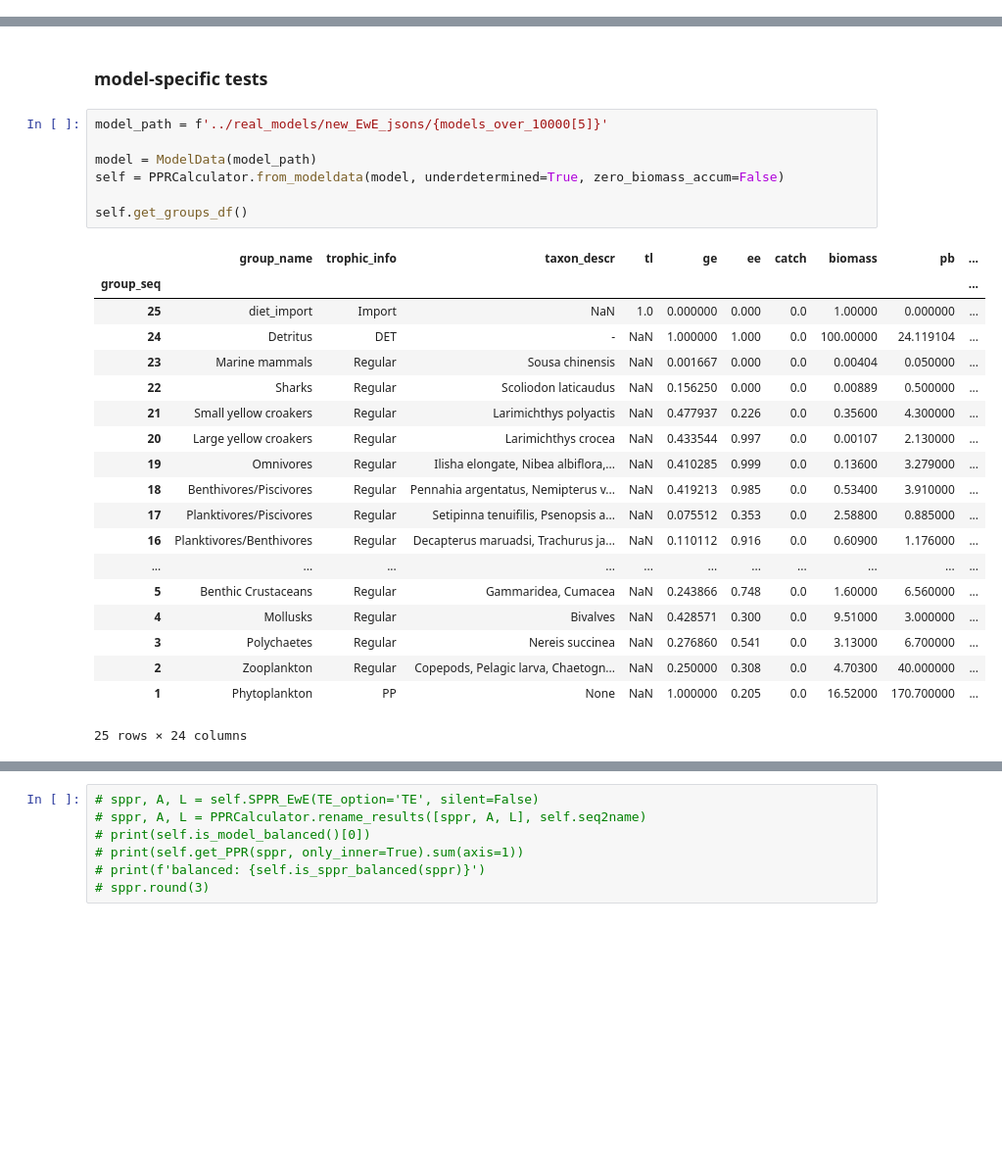
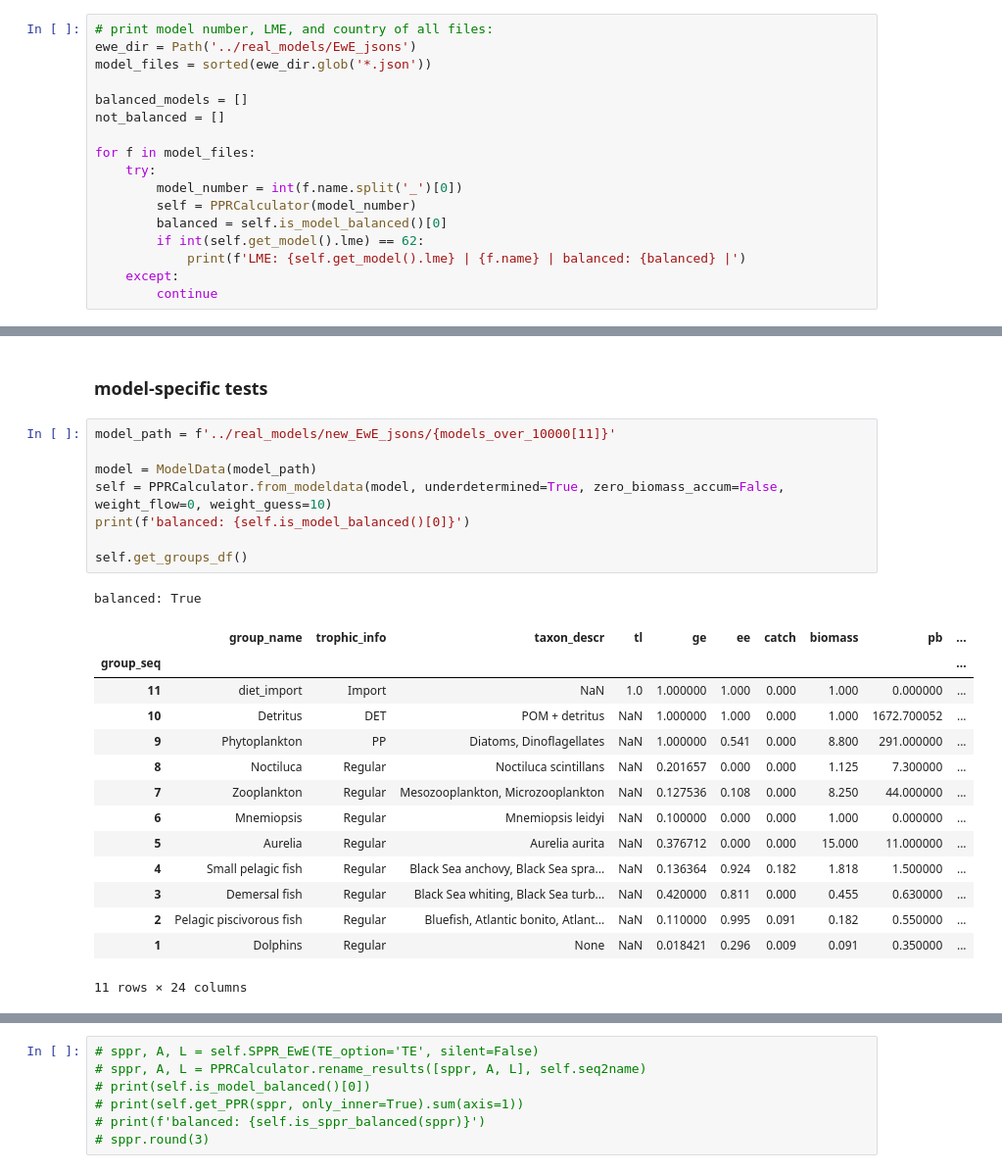
Before and after one commit to idocarmel1/PPREstimation, a Jupyter notebook: notebooks/tests.ipynb, the cells around one changed output, grey strips where cells are left out. Shown at 98% size. Drawn from its saved outputs; the diff is of its cells as text; blank space fills up the shorter version.

```diff
--- a/notebooks/tests.ipynb
+++ b/notebooks/tests.ipynb
@@ -13,3 +13,20 @@ from pathlib import Path
 
 from PPRCalculator import PPRCalculator
 from ModelData import ModelData
+# %%
+# print model number, LME, and country of all files:
+ewe_dir = Path('../real_models/EwE_jsons')
+model_files = sorted(ewe_dir.glob('*.json'))
+
+balanced_models = []
+not_balanced = []
+
+for f in model_files:
+    try:
+        model_number = int(f.name.split('_')[0])
+        self = PPRCalculator(model_number)
+        balanced = self.is_model_balanced()[0]
+        if int(self.get_model().lme) == 62:
+            print(f'LME: {self.get_model().lme} | {f.name} | balanced: {balanced} |')
+    except:
+        continue
@@ -126,32 +170,29 @@ balanced: False
 # %% [markdown]
 ### model-specific tests
 # %%
-model_path = f'../real_models/new_EwE_jsons/{models_over_10000[5]}'
+model_path = f'../real_models/new_EwE_jsons/{models_over_10000[11]}'
 
 model = ModelData(model_path)
-self = PPRCalculator.from_modeldata(model, underdetermined=True, zero_biomass_accum=False)
+self = PPRCalculator.from_modeldata(model, underdetermined=True, zero_biomass_accum=False, weight_flow=0, weight_guess=10)
+print(f'balanced: {self.is_model_balanced()[0]}')
 
 self.get_groups_df()
 # %% [output]
+balanced: True
 |  | group_name | trophic_info | taxon_descr | tl | ge | ee | catch | biomass | pb | ... |
 | group_seq |  |  |  |  |  |  |  |  |  | ... |
-| 25 | diet_import | Import | NaN | 1.0 | 0.000000 | 0.000 | 0.0 | 1.00000 | 0.000000 | ... |
-| 24 | Detritus | DET | - | NaN | 1.000000 | 1.000 | 0.0 | 100.00000 | 24.119104 | ... |
-| 23 | Marine mammals | Regular | Sousa chinensis | NaN | 0.001667 | 0.000 | 0.0 | 0.00404 | 0.050000 | ... |
-| 22 | Sharks | Regular | Scoliodon laticaudus | NaN | 0.156250 | 0.000 | 0.0 | 0.00889 | 0.500000 | ... |
-| 21 | Small yellow croakers | Regular | Larimichthys polyactis | NaN | 0.477937 | 0.226 | 0.0 | 0.35600 | 4.300000 | ... |
-| 20 | Large yellow croakers | Regular | Larimichthys crocea | NaN | 0.433544 | 0.997 | 0.0 | 0.00107 | 2.130000 | ... |
-| 19 | Omnivores | Regular | Ilisha elongate, Nibea albiflora,... | NaN | 0.410285 | 0.999 | 0.0 | 0.13600 | 3.279000 | ... |
-| 18 | Benthivores/Piscivores | Regular | Pennahia argentatus, Nemipterus v... | NaN | 0.419213 | 0.985 | 0.0 | 0.53400 | 3.910000 | ... |
-| 17 | Planktivores/Piscivores | Regular | Setipinna tenuifilis, Psenopsis a... | NaN | 0.075512 | 0.353 | 0.0 | 2.58800 | 0.885000 | ... |
-| 16 | Planktivores/Benthivores | Regular | Decapterus maruadsi, Trachurus ja... | NaN | 0.110112 | 0.916 | 0.0 | 0.60900 | 1.176000 | ... |
-| ... | ... | ... | ... | ... | ... | ... | ... | ... | ... | ... |
-| 5 | Benthic Crustaceans | Regular | Gammaridea, Cumacea | NaN | 0.243866 | 0.748 | 0.0 | 1.60000 | 6.560000 | ... |
-| 4 | Mollusks | Regular | Bivalves | NaN | 0.428571 | 0.300 | 0.0 | 9.51000 | 3.000000 | ... |
-| 3 | Polychaetes | Regular | Nereis succinea | NaN | 0.276860 | 0.541 | 0.0 | 3.13000 | 6.700000 | ... |
-| 2 | Zooplankton | Regular | Copepods, Pelagic larva, Chaetogn... | NaN | 0.250000 | 0.308 | 0.0 | 4.70300 | 40.000000 | ... |
-| 1 | Phytoplankton | PP | None | NaN | 1.000000 | 0.205 | 0.0 | 16.52000 | 170.700000 | ... |
+| 11 | diet_import | Import | NaN | 1.0 | 1.000000 | 1.000 | 0.000 | 1.000 | 0.000000 | ... |
+| 10 | Detritus | DET | POM + detritus | NaN | 1.000000 | 1.000 | 0.000 | 1.000 | 1672.700052 | ... |
+| 9 | Phytoplankton | PP | Diatoms, Dinoflagellates | NaN | 1.000000 | 0.541 | 0.000 | 8.800 | 291.000000 | ... |
+| 8 | Noctiluca | Regular | Noctiluca scintillans | NaN | 0.201657 | 0.000 | 0.000 | 1.125 | 7.300000 | ... |
+| 7 | Zooplankton | Regular | Mesozooplankton, Microzooplankton | NaN | 0.127536 | 0.108 | 0.000 | 8.250 | 44.000000 | ... |
+| 6 | Mnemiopsis | Regular | Mnemiopsis leidyi | NaN | 0.100000 | 0.000 | 0.000 | 1.000 | 0.000000 | ... |
+| 5 | Aurelia | Regular | Aurelia aurita | NaN | 0.376712 | 0.000 | 0.000 | 15.000 | 11.000000 | ... |
+| 4 | Small pelagic fish | Regular | Black Sea anchovy, Black Sea spra... | NaN | 0.136364 | 0.924 | 0.182 | 1.818 | 1.500000 | ... |
+| 3 | Demersal fish | Regular | Black Sea whiting, Black Sea turb... | NaN | 0.420000 | 0.811 | 0.000 | 0.455 | 0.630000 | ... |
+| 2 | Pelagic piscivorous fish | Regular | Bluefish, Atlantic bonito, Atlant... | NaN | 0.110000 | 0.995 | 0.091 | 0.182 | 0.550000 | ... |
+| 1 | Dolphins | Regular | None | NaN | 0.018421 | 0.296 | 0.009 | 0.091 | 0.350000 | ... |
-25 rows × 24 columns
+11 rows × 24 columns
 # %%
 sppr, sppr_det = self._sample_SPPR_new_forced_balance(TE_option='TE')
 sppr
```
Also changed, not shown: parts of 9 cells of this notebook, 7 other files.
